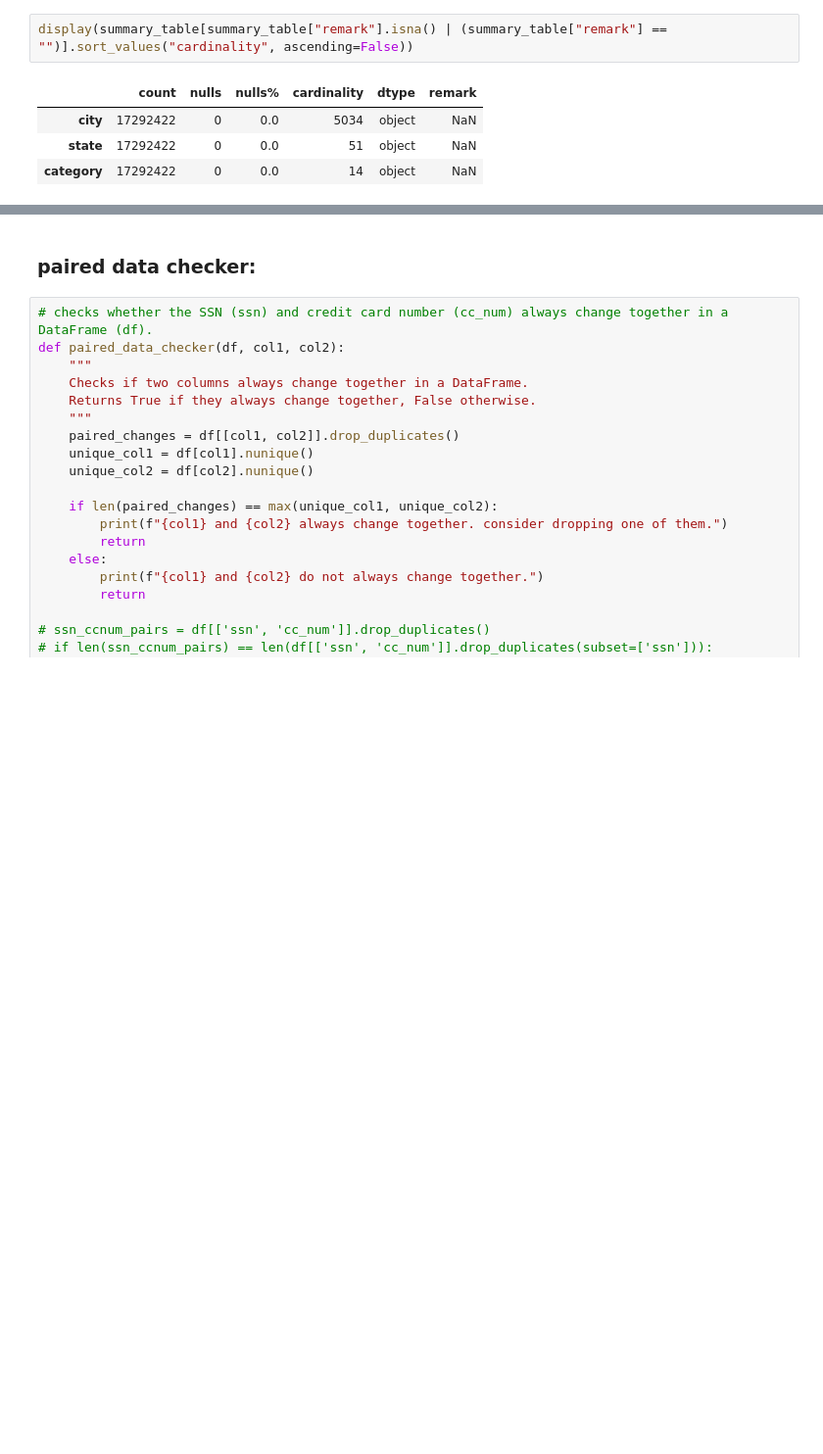
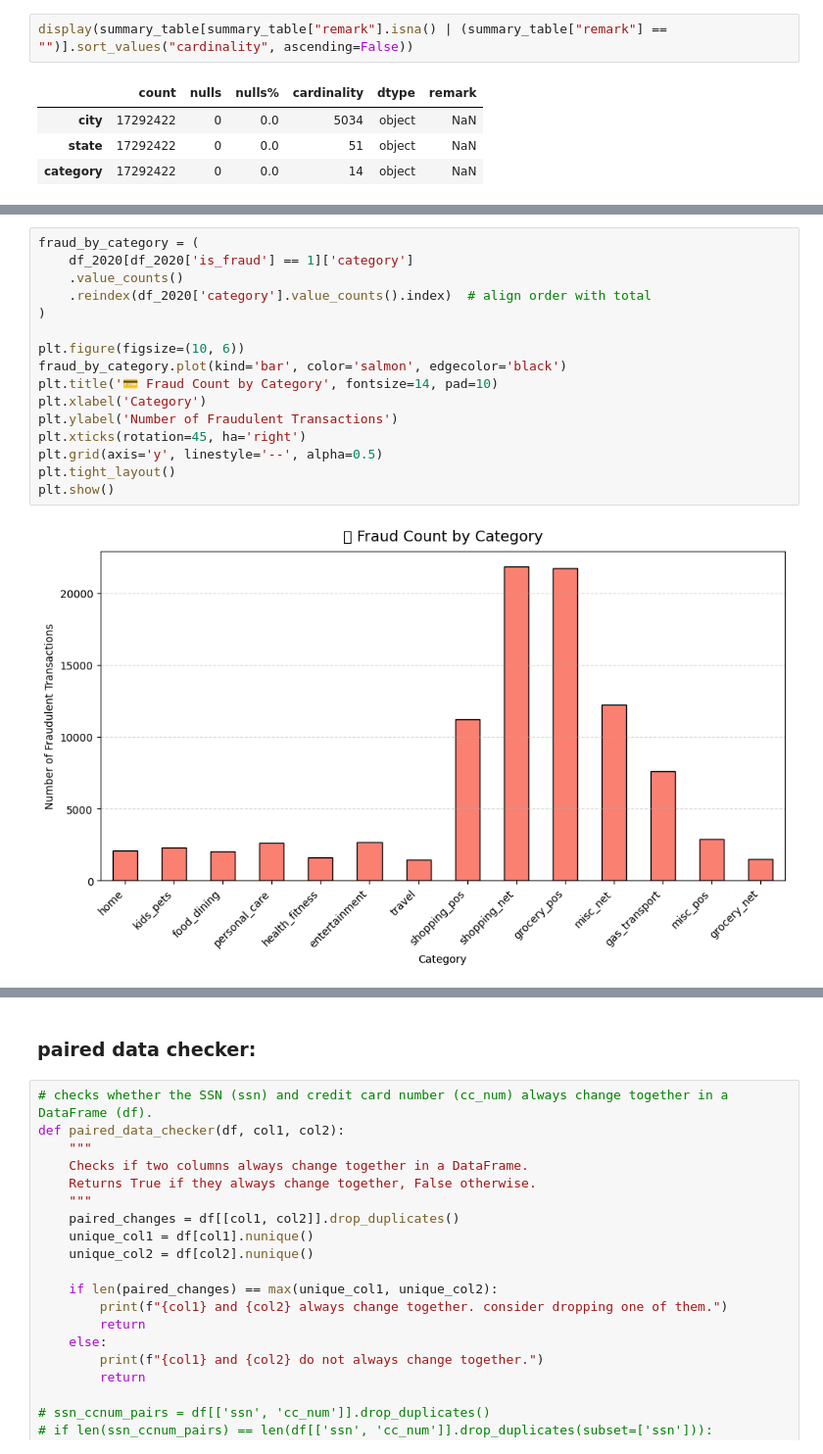
Before and after one commit to Shogant/Credit_Card_Fraud_Detection_Model, a Jupyter notebook: Data_Preparation.ipynb, the cells around one changed output, grey strips where cells are left out. Shown at 98% size. Drawn from its saved outputs; the diff is of its cells as text; blank space fills up the shorter version.

```diff
--- a/Data_Preparation.ipynb
+++ b/Data_Preparation.ipynb
@@ -1032,0 +1026,18 @@ print("Columns with all unique values (to consider dropping):", list(columns_to_
+# %%
+fraud_by_category = (
+    df_2020[df_2020['is_fraud'] == 1]['category']
+    .value_counts()
+    .reindex(df_2020['category'].value_counts().index)  # align order with total
+)
+
+plt.figure(figsize=(10, 6))
+fraud_by_category.plot(kind='bar', color='salmon', edgecolor='black')
+plt.title('💳 Fraud Count by Category', fontsize=14, pad=10)
+plt.xlabel('Category')
+plt.ylabel('Number of Fraudulent Transactions')
+plt.xticks(rotation=45, ha='right')
+plt.grid(axis='y', linestyle='--', alpha=0.5)
+plt.tight_layout()
+plt.show()
+# %% [output]
+[figure, added]
```
Also changed, not shown: parts of 108 cells of this notebook, 3 other files.
